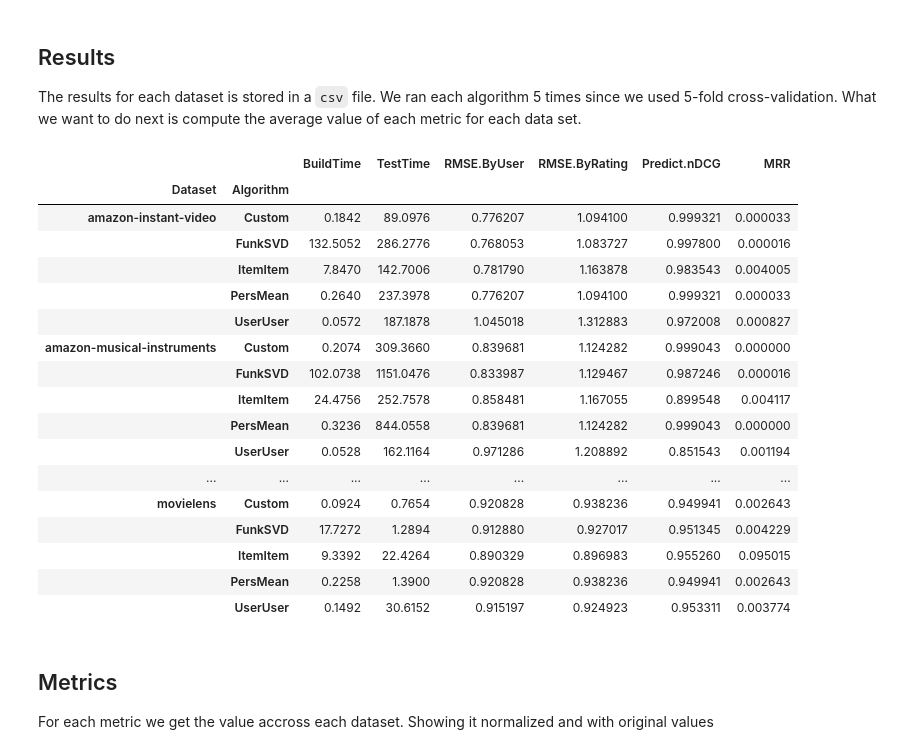
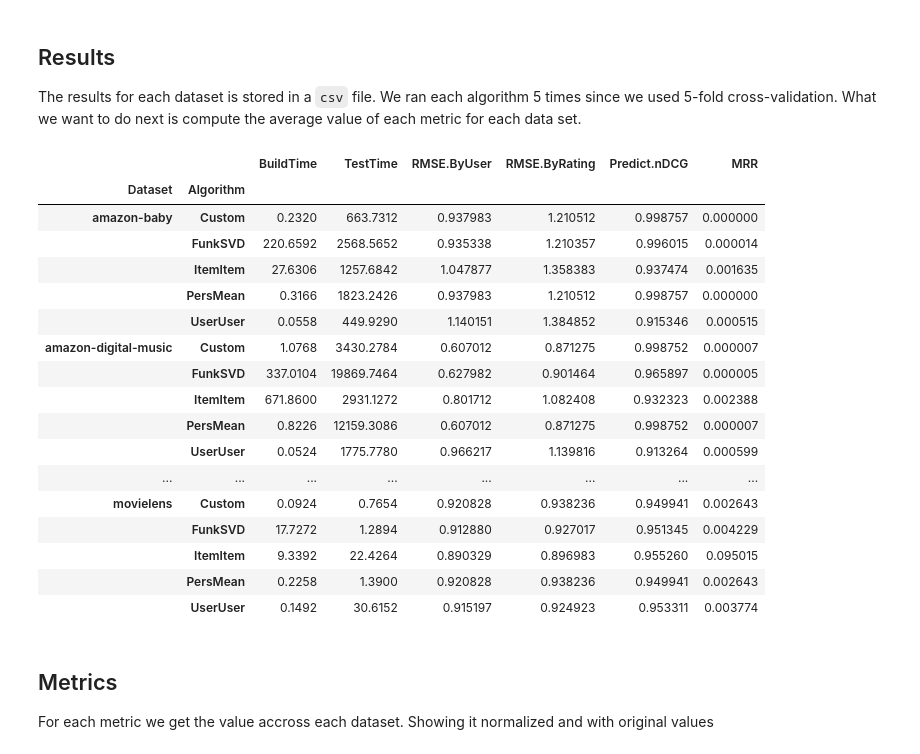
Before and after one commit to Roj/recsys-comparison, a Jupyter notebook: analyze-output.ipynb, the cells around one changed output. Cells and saved outputs as stored; diff of their text form; code cells hidden in the pictures.

```diff
--- a/analyze-output.ipynb
+++ b/analyze-output.ipynb
@@ -56,29 +56,29 @@ This dataset contains 1.149.780 of user-book relations. Each relation represents
 The results for each dataset is stored in a `csv` file.
 We ran each algorithm 5 times since we used 5-fold cross-validation.  What we want to do next is compute the average value of each metric for each data set.
 # %%
-datasets = ['lastfm','movielens','jester','amazon-instant-video','amazon-musical-instruments']
+datasets = ['lastfm','movielens','jester','amazon-instant-video','amazon-musical-instruments','amazon-baby','amazon-digital-music']
 results = pd.DataFrame()
 for dataset in datasets:
     aux = pd.read_csv('data-analysis/results/'+dataset+'/eval-results.csv')
     aux['Dataset'] = dataset
     if results.empty : results = aux
     else: results = results.append(aux)
 
 agg_results = results.drop(['Partition'], axis=1).groupby(['Dataset','Algorithm']).mean()
 agg_results
 # %% [output]
 |  |  | BuildTime | TestTime | RMSE.ByUser | RMSE.ByRating | Predict.nDCG | MRR |
 | Dataset | Algorithm |  |  |  |  |  |  |
-| amazon-instant-video | Custom | 0.1842 | 89.0976 | 0.776207 | 1.094100 | 0.999321 | 0.000033 |
-|  | FunkSVD | 132.5052 | 286.2776 | 0.768053 | 1.083727 | 0.997800 | 0.000016 |
-|  | ItemItem | 7.8470 | 142.7006 | 0.781790 | 1.163878 | 0.983543 | 0.004005 |
-|  | PersMean | 0.2640 | 237.3978 | 0.776207 | 1.094100 | 0.999321 | 0.000033 |
-|  | UserUser | 0.0572 | 187.1878 | 1.045018 | 1.312883 | 0.972008 | 0.000827 |
-| amazon-musical-instruments | Custom | 0.2074 | 309.3660 | 0.839681 | 1.124282 | 0.999043 | 0.000000 |
-|  | FunkSVD | 102.0738 | 1151.0476 | 0.833987 | 1.129467 | 0.987246 | 0.000016 |
-|  | ItemItem | 24.4756 | 252.7578 | 0.858481 | 1.167055 | 0.899548 | 0.004117 |
-|  | PersMean | 0.3236 | 844.0558 | 0.839681 | 1.124282 | 0.999043 | 0.000000 |
-|  | UserUser | 0.0528 | 162.1164 | 0.971286 | 1.208892 | 0.851543 | 0.001194 |
+| amazon-baby | Custom | 0.2320 | 663.7312 | 0.937983 | 1.210512 | 0.998757 | 0.000000 |
+|  | FunkSVD | 220.6592 | 2568.5652 | 0.935338 | 1.210357 | 0.996015 | 0.000014 |
+|  | ItemItem | 27.6306 | 1257.6842 | 1.047877 | 1.358383 | 0.937474 | 0.001635 |
+|  | PersMean | 0.3166 | 1823.2426 | 0.937983 | 1.210512 | 0.998757 | 0.000000 |
+|  | UserUser | 0.0558 | 449.9290 | 1.140151 | 1.384852 | 0.915346 | 0.000515 |
+| amazon-digital-music | Custom | 1.0768 | 3430.2784 | 0.607012 | 0.871275 | 0.998752 | 0.000007 |
+|  | FunkSVD | 337.0104 | 19869.7464 | 0.627982 | 0.901464 | 0.965897 | 0.000005 |
+|  | ItemItem | 671.8600 | 2931.1272 | 0.801712 | 1.082408 | 0.932323 | 0.002388 |
+|  | PersMean | 0.8226 | 12159.3086 | 0.607012 | 0.871275 | 0.998752 | 0.000007 |
+|  | UserUser | 0.0524 | 1775.7780 | 0.966217 | 1.139816 | 0.913264 | 0.000599 |
 | ... | ... | ... | ... | ... | ... | ... | ... |
 | movielens | Custom | 0.0924 | 0.7654 | 0.920828 | 0.938236 | 0.949941 | 0.002643 |
 |  | FunkSVD | 17.7272 | 1.2894 | 0.912880 | 0.927017 | 0.951345 | 0.004229 |
```
Also changed, not shown: parts of 3 cells of this notebook.
